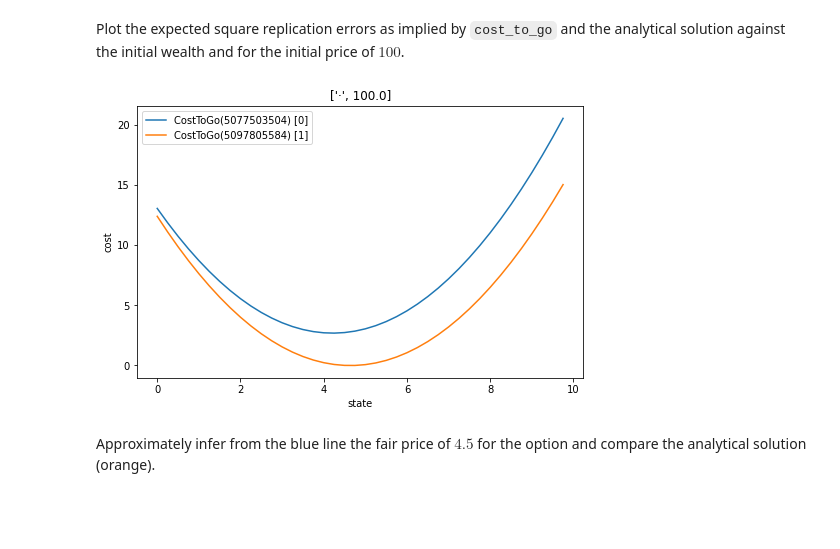
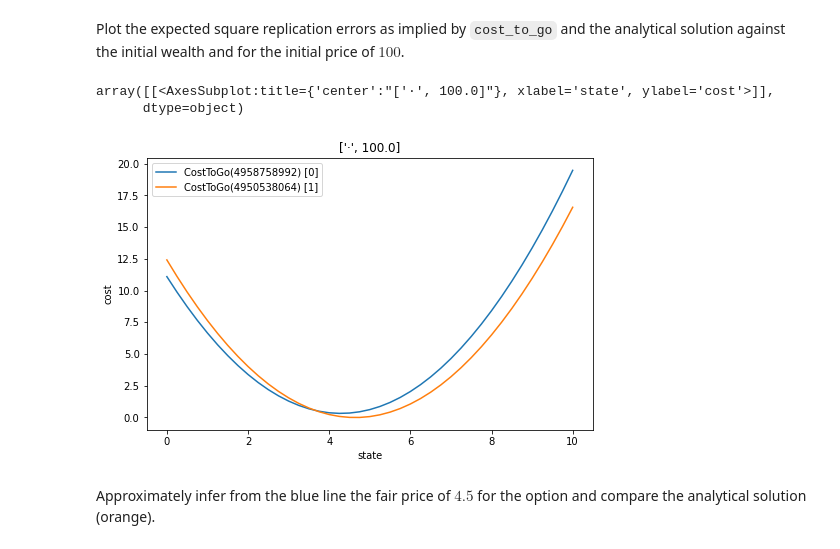
Before and after one commit to rbosh/ml-adp, a Jupyter notebook: doc/examples/option_hedging.ipynb, the cells around one changed output. Cells and saved outputs as stored; diff of their text form; code cells hidden in the pictures; blank space fills up the shorter version.

```diff
--- a/doc/examples/option_hedging.ipynb
+++ b/doc/examples/option_hedging.ipynb
@@ -117,7 +117,7 @@ class PFStrat(torch.nn.Module):
         super(PFStrat, self).__init__()
         # Have an FFN parametrize a linear insertion (of the wealth into the control space) with (d x 1)-representation matrix
         config = (number_risky_assets, *hidden_layer_sizes, (number_risky_assets, 1))
-        self.linear_map = ml_adp.mapping.linear.LinearMap.from_ffnconfig(config, translate=False)
+        self.linear_map = ml_adp.mapping.linear.LinearMap.from_ffnconfig(config, ffn_config={'hidden_activation': torch.nn.ELU()})
 
     def forward(self, state, rand_eff=None):  # Deterministic costs mean no dependence on random effects
         # Inputs to the linear map is the wealth, parameter is the price
@@ -126,7 +126,7 @@ class PFStrat(torch.nn.Module):
 Set the control functions.
 A configuration of two hidden layers with $35$ neurons each has been identified to work well for the controls of this particular instance of the option hedging problem:
 # %%
-hidden_layer_sizes = (35, 35)
+hidden_layer_sizes = (65, 65)
 for i in range(len(square_replication_error) - 1):
     square_replication_error.control_functions[i] = PFStrat(hidden_layer_sizes)
 # %% [markdown]
@@ -155,8 +155,8 @@ from torch.distributions import multivariate_normal
 class StateSampler:
     def __init__(self, step):
         loc = torch.tensor([5., initial_value]).to(device)
-        scale = torch.diag(torch.tensor([5.5**2, (initial_value * (1+0.05)**max(step, 1)) - initial_value])).to(device)
-        self.sampler = multivariate_normal.MultivariateNormal(loc, scale)
+        covariance_matrix = torch.diag(torch.tensor([10.**2, (5.*max(step, 1))**2])).to(device)
+        self.sampler = multivariate_normal.MultivariateNormal(loc, covariance_matrix=covariance_matrix)
 
     def __call__(self, sims_size):
         return self.sampler.sample((sims_size,))
@@ -192,6 +192,7 @@ sims_size = 10000  # Monte-Carlo Simulation Size
 
 print("Optimizing the following model using NNContPi-Algorithm:")
 print(cost_to_go.__repr__(include_id=True))
+cost_to_go.train()
 
 for step in reversed(range(len(cost_to_go) - 1)):
 
@@ -237,10 +238,11 @@ Note the time of each gadient descent iteration to increase with the steps of th
 Plot the expected square replication errors as implied by `cost_to_go` and the analytical solution against the initial wealth and for the initial price of $100$.
 # %%
 rand_effs = random_effects_samplers[-1](5000, len(cost_to_go))
-with ml_adp.cost._evaluating(cost_to_go), torch.no_grad():
-    cost_to_go.plot_state_component_range(torch.arange(0, 10, 0.25).to(device), torch.arange(100., 101., 1.).to(device), random_effects=rand_effs, versus=analytic_cost, plot_size=(8,5))
+cost_to_go.plot_state_component_range(torch.arange(0, 10.25, 0.25).to(device), torch.arange(100., 101., 1.).to(device), random_effects=rand_effs, versus=analytic_cost, plot_size=(8,5))
 # %% [output]
+array([[<AxesSubplot:title={'center':"['·', 100.0]"}, xlabel='state', ylabel='cost'>]],
+      dtype=object)
-[figure, old version]
+[figure, new version]
 # %% [markdown]
 Approximately infer from the blue line the fair price of $4.5$ for the option and compare the analytical solution (orange).
 # %% [markdown]
```
Also changed, not shown: parts of 4 cells of this notebook, 2 other files.
